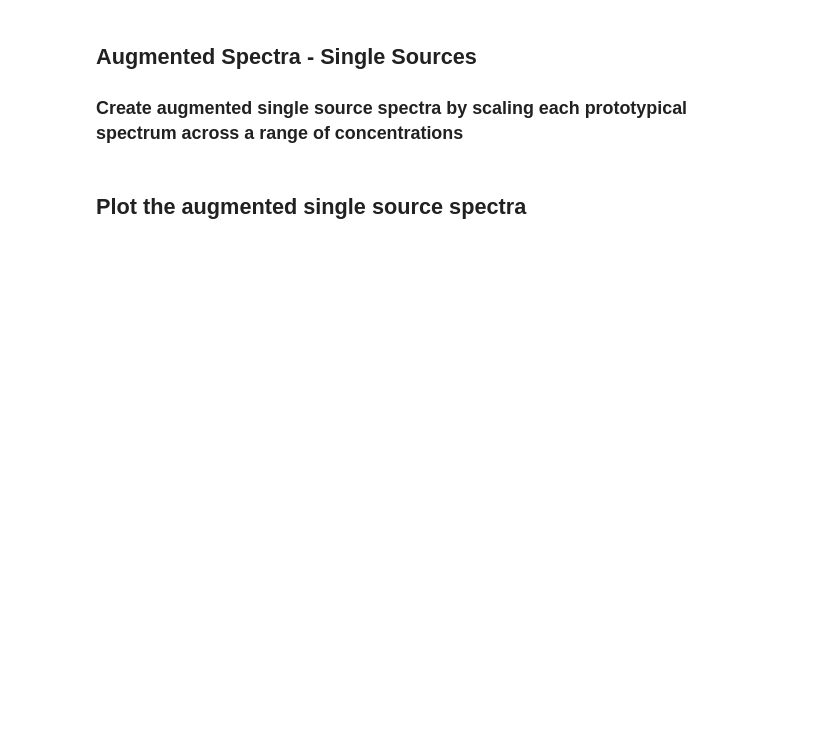
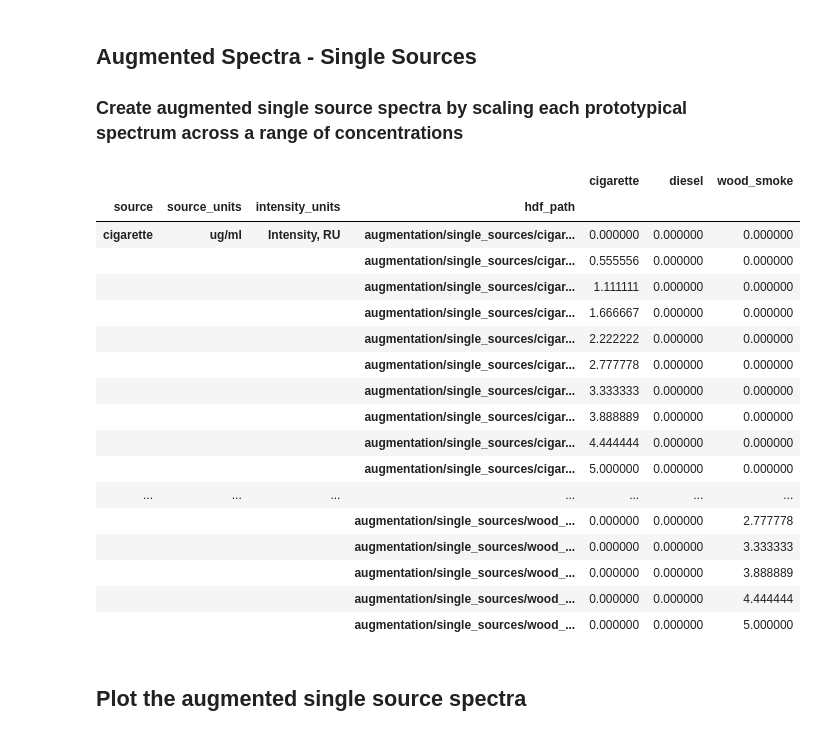
Before and after one commit to drewmee/PyEEM, a Jupyter notebook: docs/source/tutorials/notebooks/tutorial_1.ipynb, the cells around one changed output. Saved outputs shown, nothing was run; the diff lists cells and outputs as text; code cells hidden in the pictures; blank space fills up the shorter version.

```diff
--- a/docs/source/tutorials/notebooks/tutorial_1.ipynb
+++ b/docs/source/tutorials/notebooks/tutorial_1.ipynb
@@ -244,10 +338,30 @@ plt.show()
 # %%
 ss_results_df = pyeem.augmentation.create_single_source_spectra(
     dataset,
     cal_df,
     conc_range=(0, 5),
     num_spectra=10
 )
+display(ss_results_df)
+# %% [output]
+|  |  |  |  | cigarette | diesel | wood_smoke |
+| source | source_units | intensity_units | hdf_path |  |  |  |
+| cigarette | ug/ml | Intensity, RU | augmentation/single_sources/cigar... | 0.000000 | 0.000000 | 0.000000 |
+|  |  |  | augmentation/single_sources/cigar... | 0.555556 | 0.000000 | 0.000000 |
+|  |  |  | augmentation/single_sources/cigar... | 1.111111 | 0.000000 | 0.000000 |
+|  |  |  | augmentation/single_sources/cigar... | 1.666667 | 0.000000 | 0.000000 |
+|  |  |  | augmentation/single_sources/cigar... | 2.222222 | 0.000000 | 0.000000 |
+|  |  |  | augmentation/single_sources/cigar... | 2.777778 | 0.000000 | 0.000000 |
+|  |  |  | augmentation/single_sources/cigar... | 3.333333 | 0.000000 | 0.000000 |
+|  |  |  | augmentation/single_sources/cigar... | 3.888889 | 0.000000 | 0.000000 |
+|  |  |  | augmentation/single_sources/cigar... | 4.444444 | 0.000000 | 0.000000 |
+|  |  |  | augmentation/single_sources/cigar... | 5.000000 | 0.000000 | 0.000000 |
+| ... | ... | ... | ... | ... | ... | ... |
+|  |  |  | augmentation/single_sources/wood_... | 0.000000 | 0.000000 | 2.777778 |
+|  |  |  | augmentation/single_sources/wood_... | 0.000000 | 0.000000 | 3.333333 |
+|  |  |  | augmentation/single_sources/wood_... | 0.000000 | 0.000000 | 3.888889 |
+|  |  |  | augmentation/single_sources/wood_... | 0.000000 | 0.000000 | 4.444444 |
+|  |  |  | augmentation/single_sources/wood_... | 0.000000 | 0.000000 | 5.000000 |
 # %% [markdown]
 ## Plot the augmented single source spectra
 # %%
```
Also changed, not shown: parts of 16 cells of this notebook, 17 other files.
